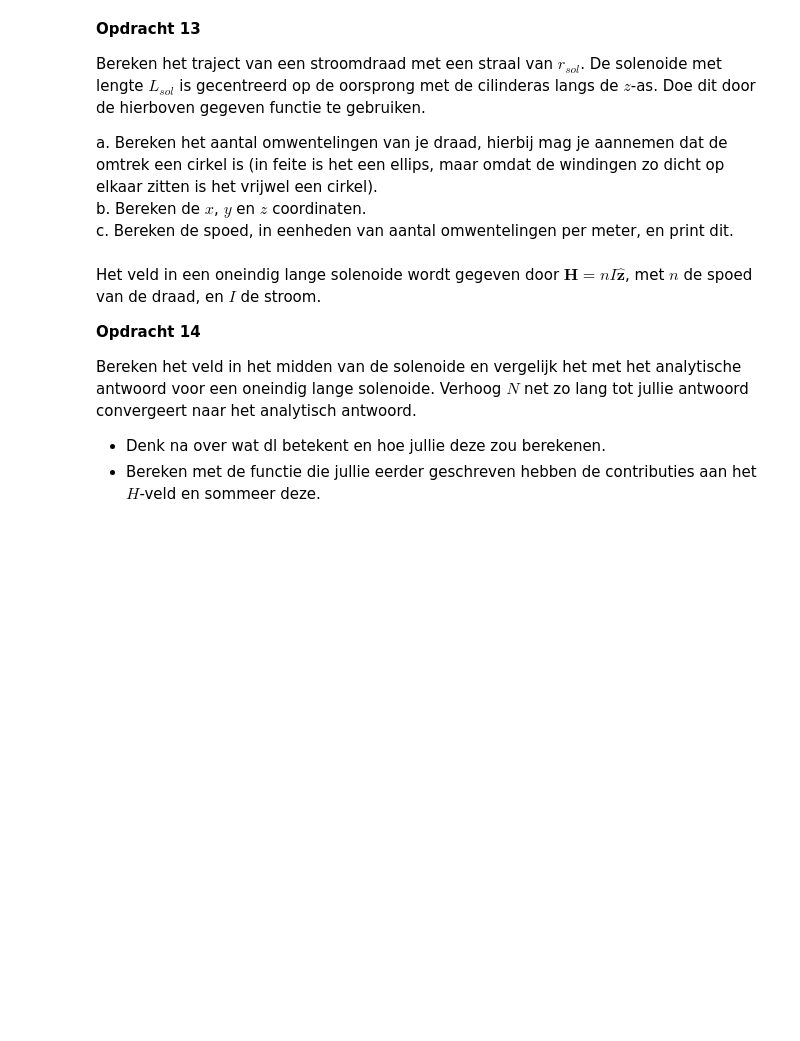
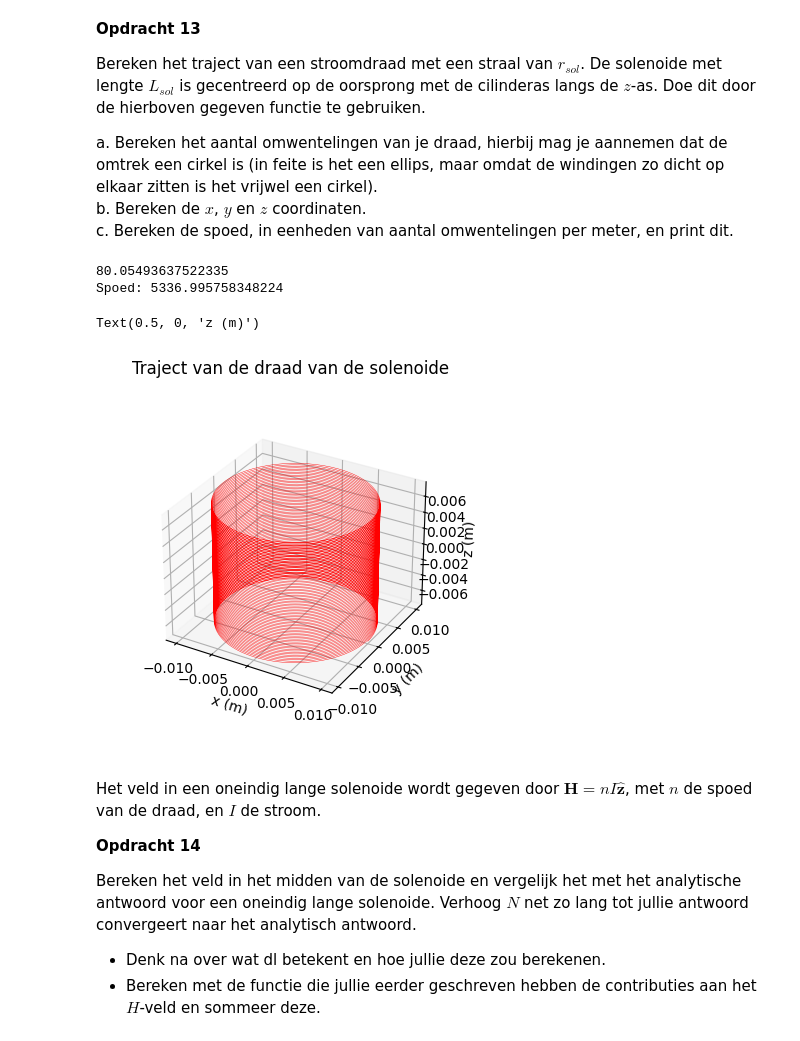
Before and after one commit to SebasvandenAkker/opdrachten-DEF-D, a Jupyter notebook: DigitaleOntwerpopdrachten/2KrachtactuatorOpdracht/KrachtactuatorOpdracht.ipynb, the cells around one changed output. Cells and saved outputs as stored; diff of their text form; code cells hidden in the pictures; blank space fills up the shorter version.

```diff
--- a/DigitaleOntwerpopdrachten/2KrachtactuatorOpdracht/KrachtactuatorOpdracht.ipynb
+++ b/DigitaleOntwerpopdrachten/2KrachtactuatorOpdracht/KrachtactuatorOpdracht.ipynb
@@ -436,17 +440,36 @@ a. Bereken het aantal omwentelingen van je draad, hierbij mag je aannemen dat de
 b. Bereken de $x$, $y$ en $z$ coordinaten.\
 c. Bereken de spoed, in eenheden van aantal omwentelingen per meter, en print dit.
 # %%
-l_draad = # Lengte draad
-r_sol = # Straal solenoide
-L_sol = # Lengte solenoide
-N = # Aantal wikkeling
+l_draad = 5.03 #m
+r_sol = 0.01 #m
+L_sol = 0.015 #m
+N = 10000
+
+#a
+aantal_omwentelingen = l_draad / (2 * np.pi * r_sol)
+print(aantal_omwentelingen)
+
+#b
+x,y,z = parametrisatie(N,r_sol,aantal_omwentelingen,L_sol)
+
+
+#c
+spoed = aantal_omwentelingen / L_sol
+print("Spoed:", spoed)
 
 # Enkele plots
 ax=plt.figure().add_subplot(projection='3d')
 plt.title('Traject van de draad van de solenoide')
-plt.plot(x, y, z, '-r', linewidth=0.1)
+plt.plot(x, y, z, '-r', linewidth=0.3)
 ax.set_box_aspect(aspect=None, zoom=0.8)
-ax.set_xlabel('x (m)'), ax.set_ylabel('y (m)'), ax.set_zlabel('z (m)')
+ax.set_xlabel('x (m)')
+ax.set_ylabel('y (m)')
+ax.set_zlabel('z (m)')
+# %% [output]
+80.05493637522335
+Spoed: 5336.995758348224
+Text(0.5, 0, 'z (m)')
+[figure, added]
 # %% [markdown]
 Het veld in een oneindig lange solenoide wordt gegeven door $\mathbf{H} = n I \hat{\mathbf{z}}$, met $n$ de spoed van de draad, en $I$ de stroom.
 
```
Also changed, not shown: parts of 18 cells of this notebook, 1 other file.
